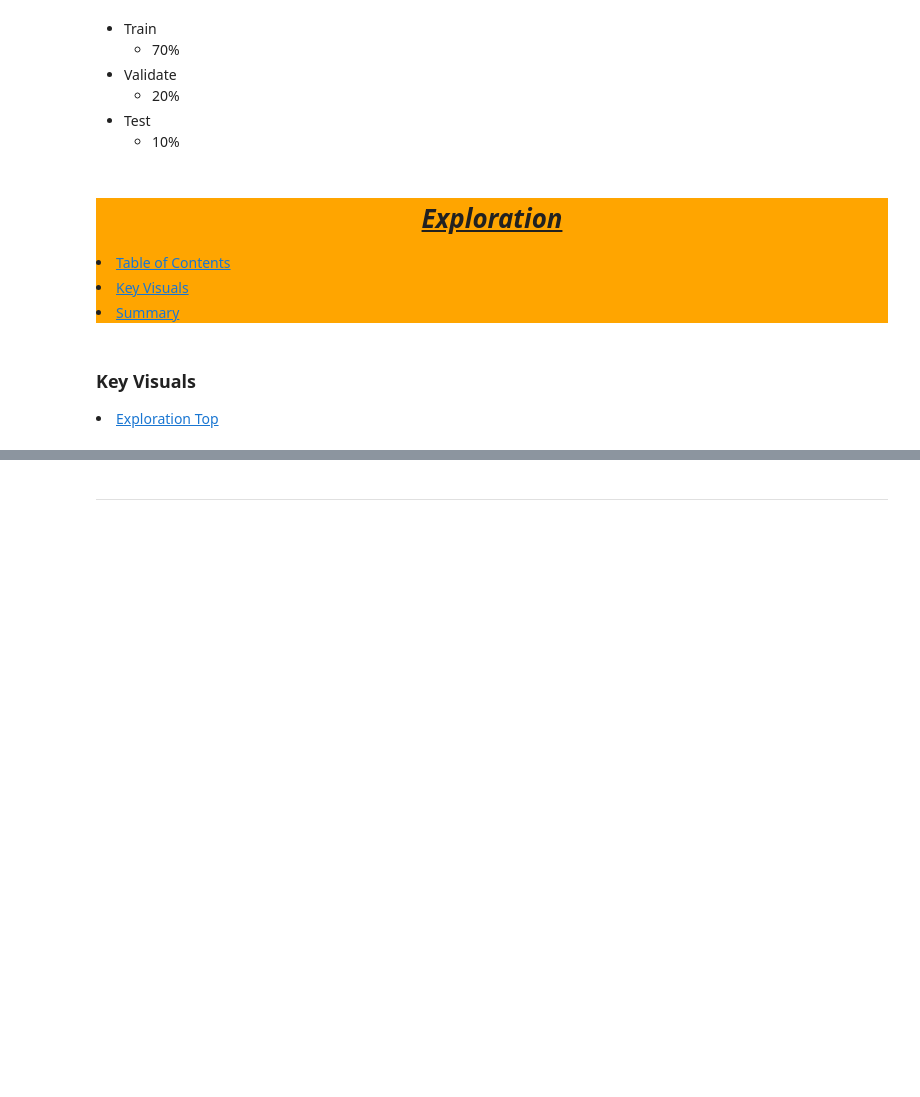
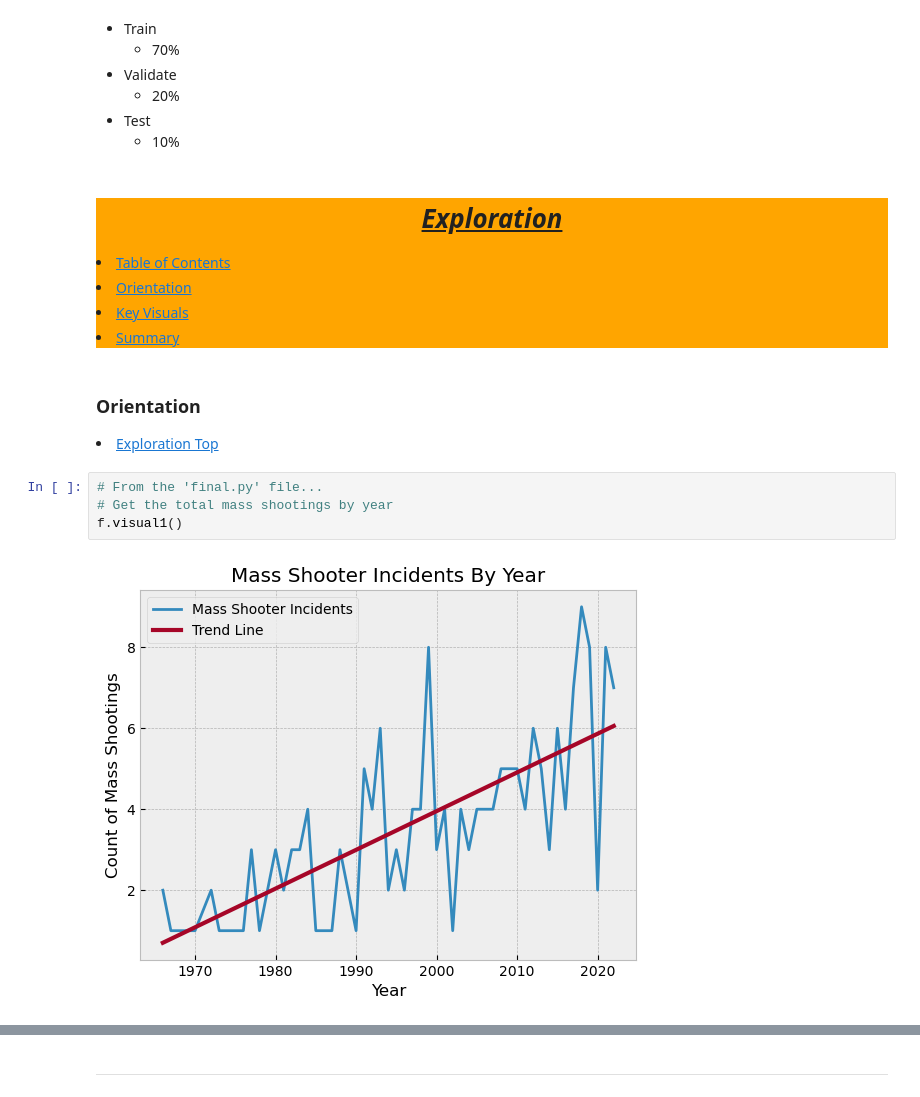
Before and after one commit to Jared-Wood135/mass-shooters-project, a Jupyter notebook: final_report.ipynb, the cells around one changed output, grey strips where cells are left out. Drawn from its saved outputs; the diff is of its cells as text; blank space fills up the shorter version.

```diff
--- a/final_report.ipynb
+++ b/final_report.ipynb
@@ -147,9 +160,16 @@ train.shape, validate.shape, test.shape
         Exploration
     </h1></i></u></b>
 <li><a href='#TableOfContents'>Table of Contents</a></li>
-<li><a href='#visuals'>Key Visuals</a></li>
+<li><a href='#exploreorientation'>Orientation</a></li>
+<li><a href='#explorekey'>Key Visuals</a></li>
 <li><a href='#exploresummary'>Summary</a></li>
 # %% [markdown]
-<a id='visuals'></a>
-<h3><b>Key Visuals</b></h3>
+<a id='exploreorientation'></a>
+<h3><b>Orientation</b></h3>
 <li><a href='#explore'>Exploration Top</a></li>
+# %%
+# From the 'final.py' file...
+# Get the total mass shootings by year
+f.visual1()
+# %% [output]
+[figure, added]
```
Also changed, not shown: parts of 39 cells of this notebook.
